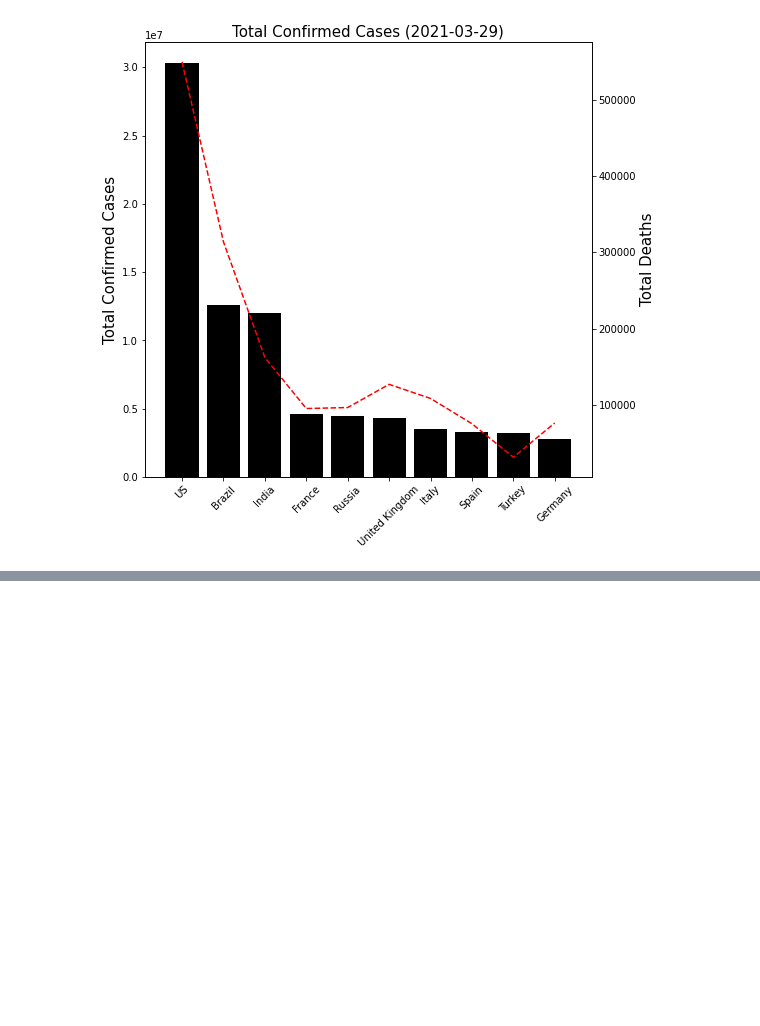
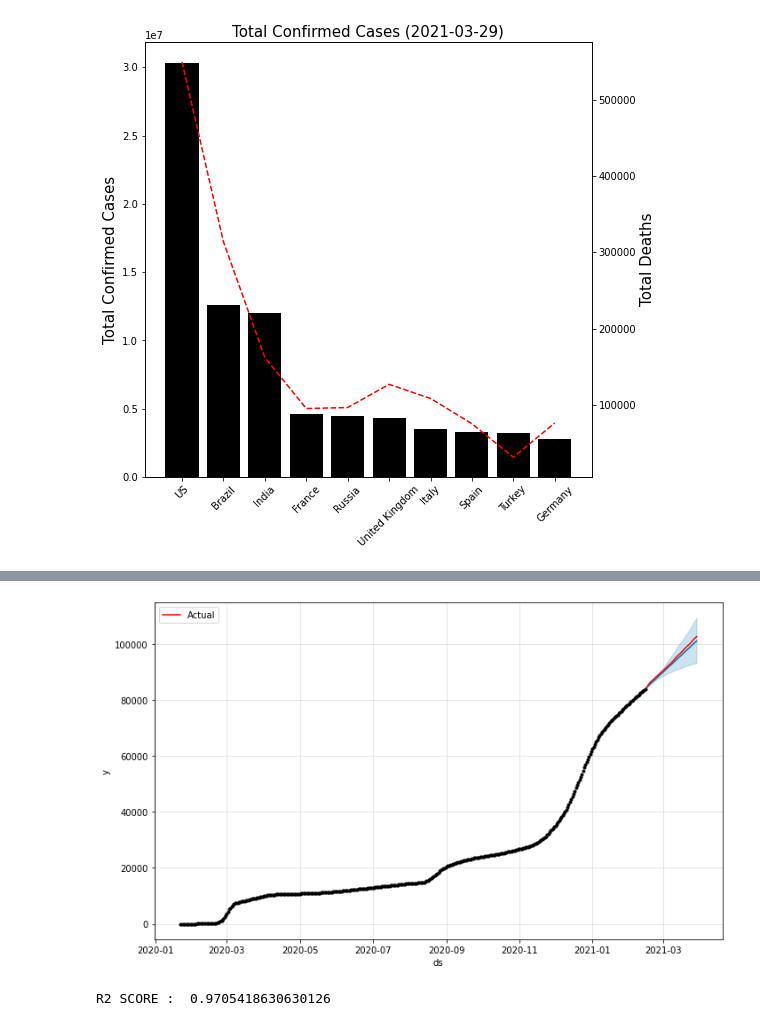
Before and after one commit to Vaycold/statistics_seminar, a Jupyter notebook: 국내_코로나_바이러스_확진자_수_예측.ipynb, the cells around one changed output, grey strips where cells are left out. Saved outputs shown, nothing was run; the diff lists cells and outputs as text; code cells hidden in the pictures; blank space fills up the shorter version.

```diff
--- a/국내_코로나_바이러스_확진자_수_예측.ipynb
+++ b/국내_코로나_바이러스_확진자_수_예측.ipynb
@@ -277,0 +382,16 @@ plt.show()
+# %%
+# Compare with Actual value
+
+fig = model.plot(pred)
+plt.plot(test_df['ds'], test_df['y'] , 'r-', label='Actual')
+plt.legend(loc='upper left')
+plt.show()
+# %% [output]
+[figure, added]
+# %%
+# Evaluate
+
+r2 = r2_score(test_df['y'], pred['yhat'])
+print( 'R2 SCORE : ', r2)
+# %% [output]
+R2 SCORE :  0.9705418630630126
```
Also changed, not shown: parts of 24 cells of this notebook.
